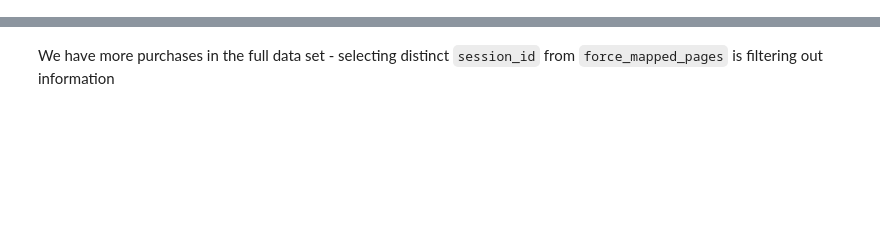
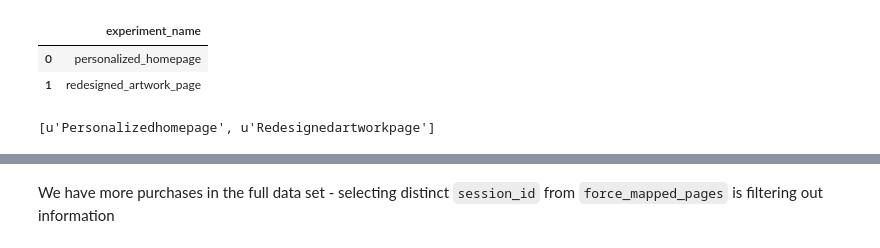
Before and after one commit to OLI9292/abTesting, a Jupyter notebook: autoab.ipynb, the cells around one changed output, grey strips where cells are left out. Cells and saved outputs as stored; diff of their text form; code cells hidden in the pictures; blank space fills up the shorter version.

```diff
--- a/autoab.ipynb
+++ b/autoab.ipynb
@@ -19,0 +18,14 @@ $( document ).ready(code_toggle);
+# %%
+experiment_list = (sql("""
+    SELECT DISTINCT experiment_name
+    FROM force_production.experiment_viewed
+    WHERE experiment_name != 'partner_application_copy'
+    AND experiment_name   != 'masonry_artwork_sort'
+    AND experiment_name   != 'artwork_item_contact_gallery'
+"""))
+# %%
+experiment_list
+# %% [output]
+|  | experiment_name |
+| 0 | personalized_homepage |
+| 1 | redesigned_artwork_page |
@@ -20,3 +35,7 @@ $( document ).ready(code_toggle);
+# %%
+format(experiment_list)
+# %% [output]
+[u'Personalizedhomepage', u'Redesignedartworkpage']
 # %%
 import os
 import warnings
```
Also changed, not shown: parts of 44 cells of this notebook, 7 other files.
